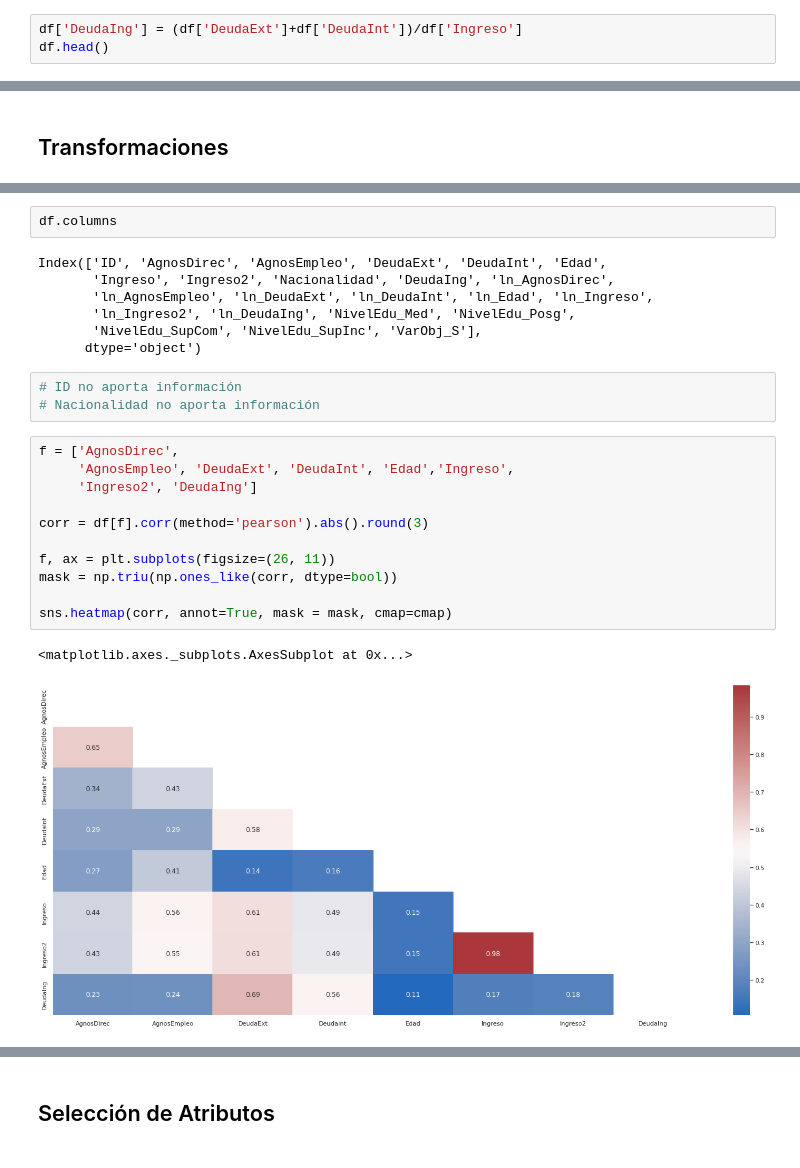
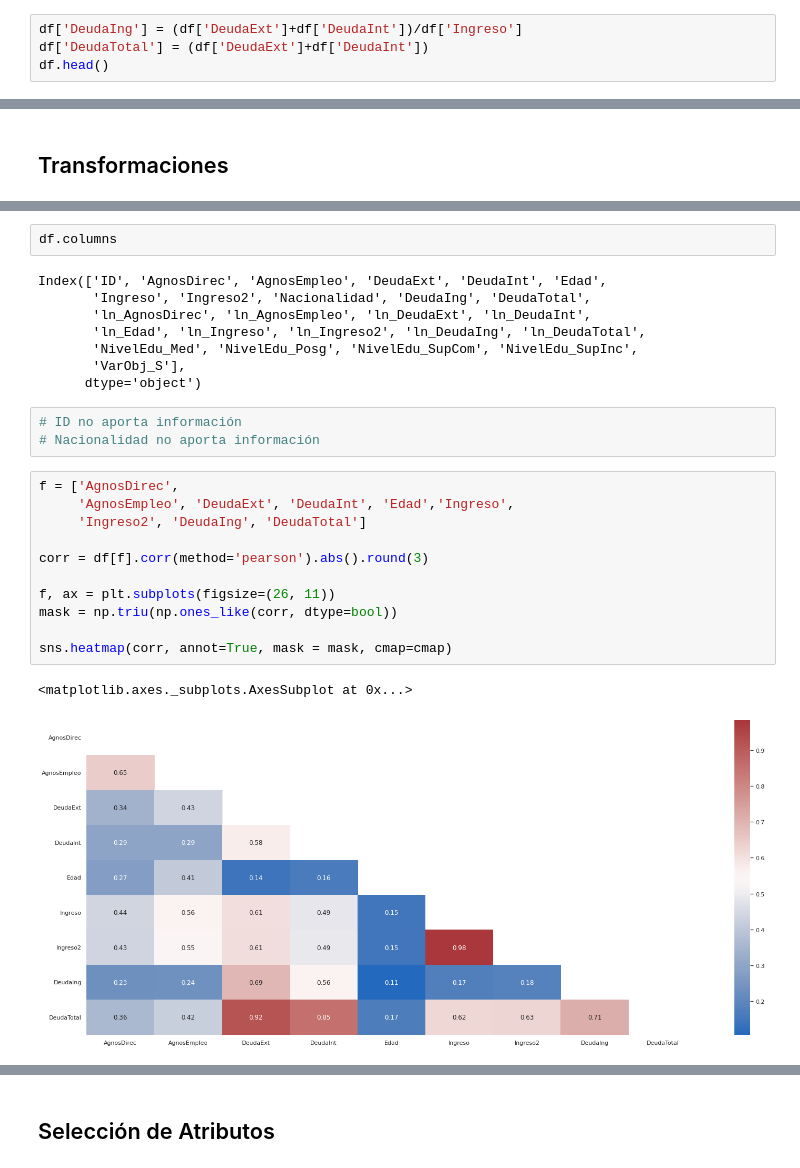
Before and after one commit to cristobalperezp/Intro_Deep_Learning, a Jupyter notebook: Tarea_1.ipynb, the cells around one changed output, grey strips where cells are left out. Cells and saved outputs as stored; diff of their text form.

```diff
--- a/Tarea_1.ipynb
+++ b/Tarea_1.ipynb
@@ -254,6 +252,7 @@ VarObj          0
 dtype: int64
 # %%
 df['DeudaIng'] = (df['DeudaExt']+df['DeudaInt'])/df['Ingreso']
+df['DeudaTotal'] = (df['DeudaExt']+df['DeudaInt'])
 df.head()
 # %% [output]
 |  | ID | AgnosDirec | AgnosEmpleo | DeudaExt | DeudaInt | Edad | Ingreso | Ingreso2 | Nacionalidad | ... |
@@ -323,10 +323,11 @@ df.iloc[:,1:18].describe().T.round(3)
 df.columns
 # %% [output]
 Index(['ID', 'AgnosDirec', 'AgnosEmpleo', 'DeudaExt', 'DeudaInt', 'Edad',
-       'Ingreso', 'Ingreso2', 'Nacionalidad', 'DeudaIng', 'ln_AgnosDirec',
-       'ln_AgnosEmpleo', 'ln_DeudaExt', 'ln_DeudaInt', 'ln_Edad', 'ln_Ingreso',
-       'ln_Ingreso2', 'ln_DeudaIng', 'NivelEdu_Med', 'NivelEdu_Posg',
-       'NivelEdu_SupCom', 'NivelEdu_SupInc', 'VarObj_S'],
+       'Ingreso', 'Ingreso2', 'Nacionalidad', 'DeudaIng', 'DeudaTotal',
+       'ln_AgnosDirec', 'ln_AgnosEmpleo', 'ln_DeudaExt', 'ln_DeudaInt',
+       'ln_Edad', 'ln_Ingreso', 'ln_Ingreso2', 'ln_DeudaIng', 'ln_DeudaTotal',
+       'NivelEdu_Med', 'NivelEdu_Posg', 'NivelEdu_SupCom', 'NivelEdu_SupInc',
+       'VarObj_S'],
       dtype='object')
 # %%
 # ID no aporta información
@@ -334,17 +335,17 @@ Index(['ID', 'AgnosDirec', 'AgnosEmpleo', 'DeudaExt', 'DeudaInt', 'Edad',
 # %%
 f = ['AgnosDirec',
      'AgnosEmpleo', 'DeudaExt', 'DeudaInt', 'Edad','Ingreso',
-     'Ingreso2', 'DeudaIng']
+     'Ingreso2', 'DeudaIng', 'DeudaTotal']
 
 corr = df[f].corr(method='pearson').abs().round(3)
 
 f, ax = plt.subplots(figsize=(26, 11))
 mask = np.triu(np.ones_like(corr, dtype=bool))
 
 sns.heatmap(corr, annot=True, mask = mask, cmap=cmap)
 # %% [output]
 <matplotlib.axes._subplots.AxesSubplot at 0x...>
-[figure, old version]
+[figure, new version]
 # %%
 f = ['ln_AgnosDirec',
        'ln_AgnosEmpleo', 'ln_DeudaExt', 'ln_DeudaInt', 'ln_Edad', 'ln_Ingreso',
```
Also changed, not shown: parts of 41 cells of this notebook.
